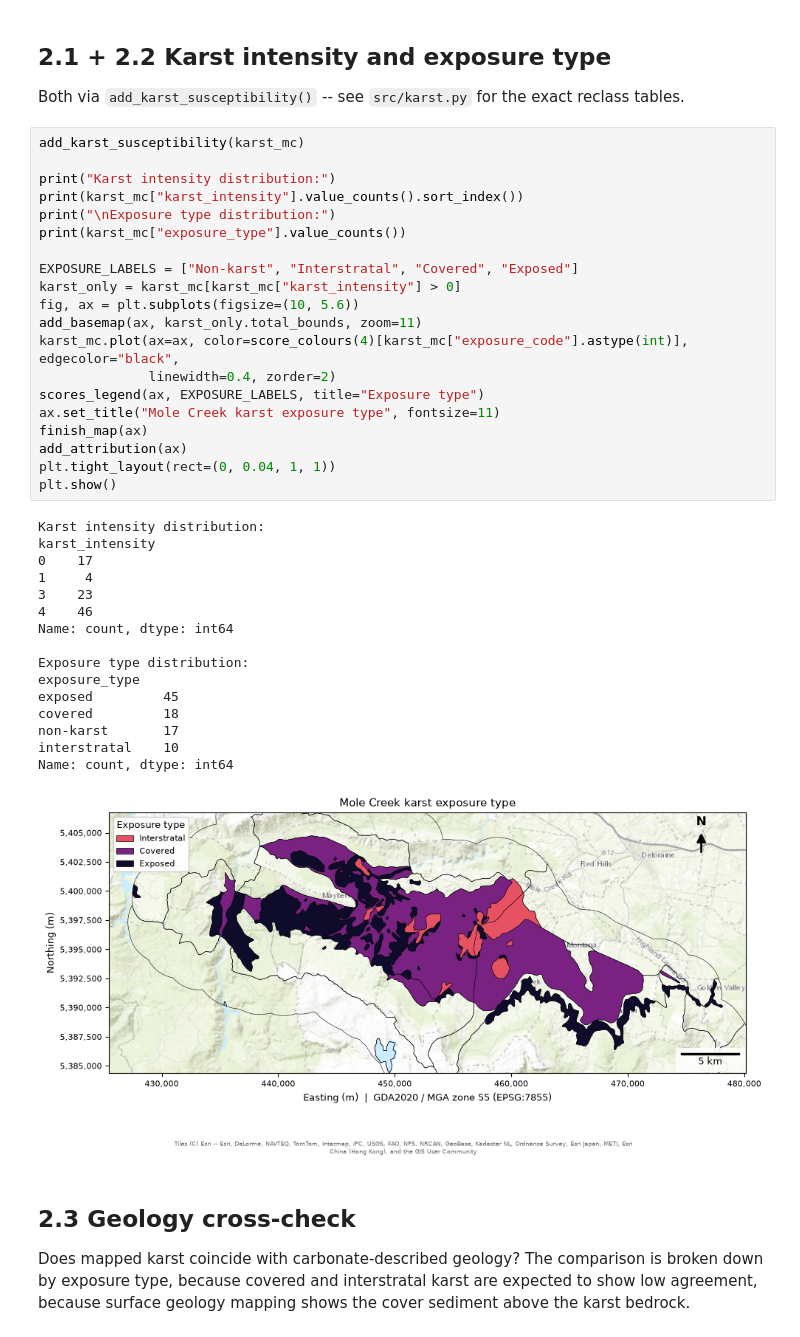
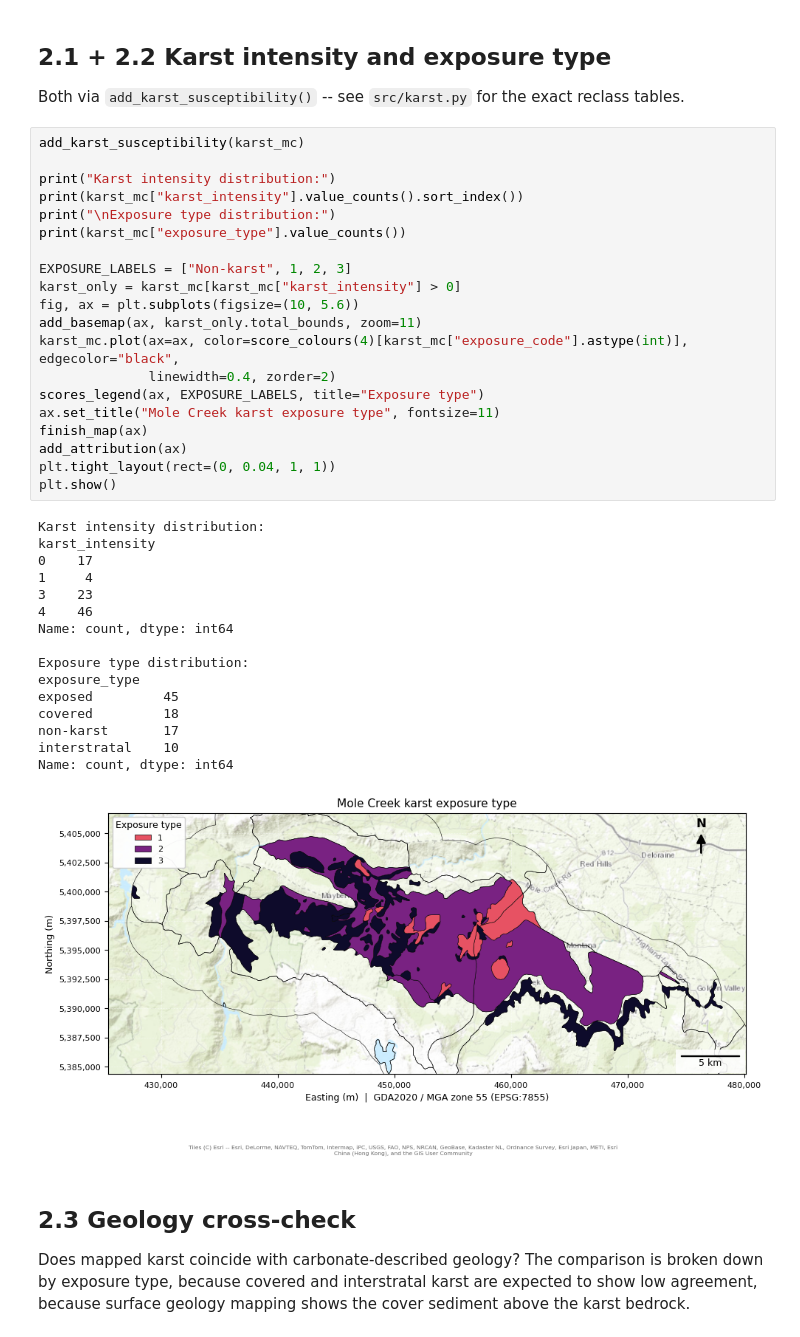
Before and after one commit to University-of-Tasmania-GPSS/AT3_Group3_2026, a Jupyter notebook: notebooks/02_karst_susceptibility.ipynb, the cells around one changed output. Saved outputs shown, nothing was run; the diff lists cells and outputs as text.

```diff
--- a/notebooks/02_karst_susceptibility.ipynb
+++ b/notebooks/02_karst_susceptibility.ipynb
@@ -50,35 +50,35 @@ print(karst_mc["karst_intensity"].value_counts().sort_index())
 print("\nExposure type distribution:")
 print(karst_mc["exposure_type"].value_counts())
 
-EXPOSURE_LABELS = ["Non-karst", "Interstratal", "Covered", "Exposed"]
+EXPOSURE_LABELS = ["Non-karst", 1, 2, 3]
 karst_only = karst_mc[karst_mc["karst_intensity"] > 0]
 fig, ax = plt.subplots(figsize=(10, 5.6))
 add_basemap(ax, karst_only.total_bounds, zoom=11)
 karst_mc.plot(ax=ax, color=score_colours(4)[karst_mc["exposure_code"].astype(int)], edgecolor="black",
               linewidth=0.4, zorder=2)
 scores_legend(ax, EXPOSURE_LABELS, title="Exposure type")
 ax.set_title("Mole Creek karst exposure type", fontsize=11)
 finish_map(ax)
 add_attribution(ax)
 plt.tight_layout(rect=(0, 0.04, 1, 1))
 plt.show()
 # %% [output]
 Karst intensity distribution:
 karst_intensity
 0    17
 1     4
 3    23
 4    46
 Name: count, dtype: int64
 
 Exposure type distribution:
 exposure_type
 exposed         45
 covered         18
 non-karst       17
 interstratal    10
 Name: count, dtype: int64
-[figure, old version]
+[figure, new version]
 # %% [markdown]
 ## 2.3 Geology cross-check
 
```
Also changed, not shown: parts of 1 cell of this notebook, 2 other files.
